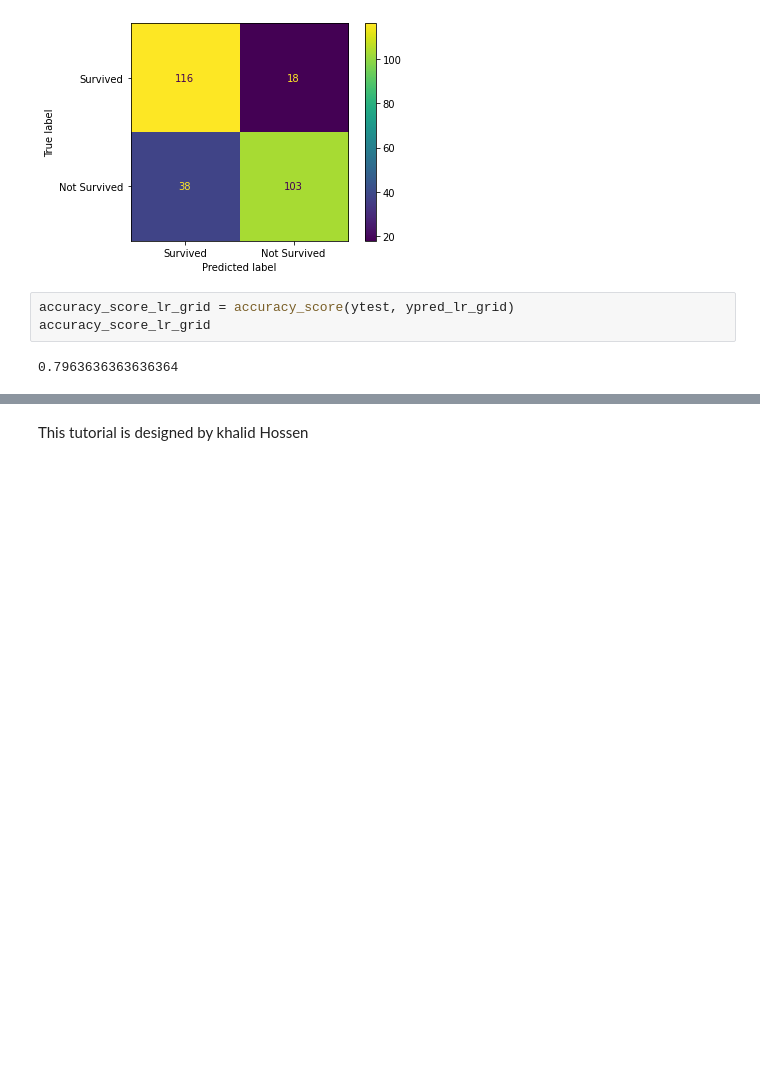
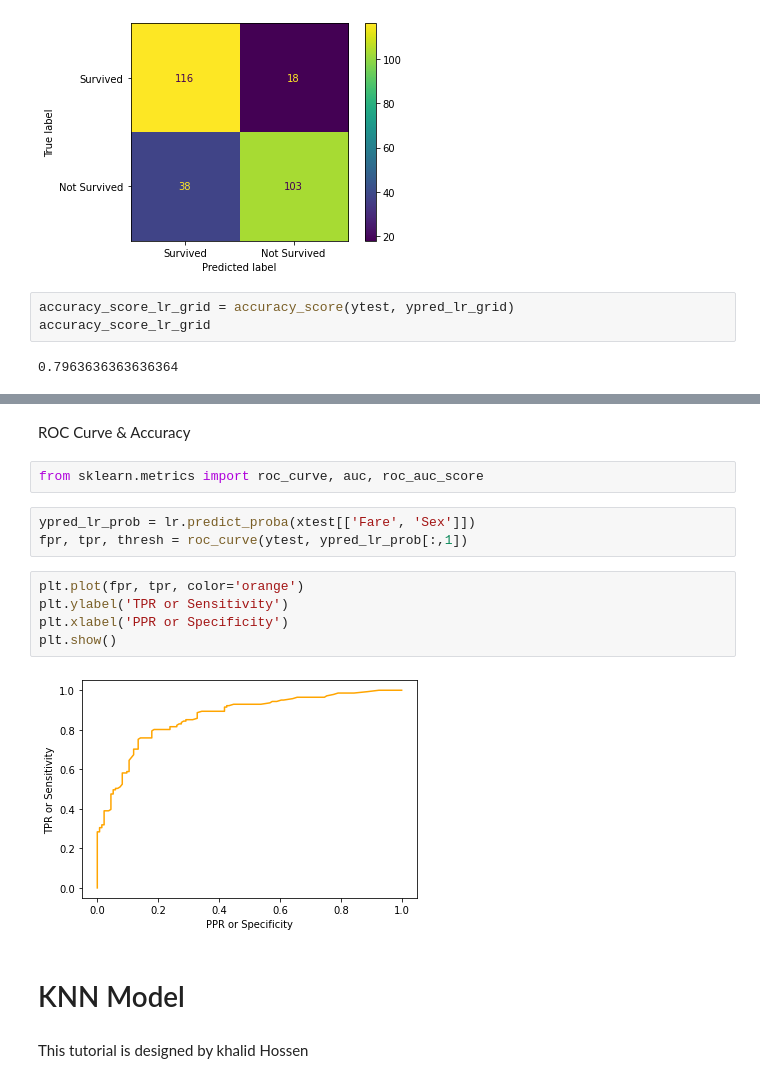
Before and after one commit to Khalid019/Titanic_Survival_Classification_Using_Machine-Learning, a Jupyter notebook: Titanic_Survival.ipynb, the cells around one changed output, grey strips where cells are left out. Saved outputs shown, nothing was run; the diff lists cells and outputs as text; blank space fills up the shorter version.

```diff
--- a/Titanic_Survival.ipynb
+++ b/Titanic_Survival.ipynb
@@ -651,2 +681,18 @@ accuracy_score_lr_grid
+# %% [markdown]
+ROC Curve & Accuracy
+# %%
+from sklearn.metrics import roc_curve, auc, roc_auc_score
+# %%
+ypred_lr_prob = lr.predict_proba(xtest[['Fare', 'Sex']])
+fpr, tpr, thresh = roc_curve(ytest, ypred_lr_prob[:,1])
+# %%
+plt.plot(fpr, tpr, color='orange')
+plt.ylabel('TPR or Sensitivity')
+plt.xlabel('PPR or Specificity')
+plt.show()
+# %% [output]
+[figure, added]
+# %% [markdown]
+# KNN Model
 # %% [markdown]
 This tutorial is designed by khalid Hossen
```
Also changed, not shown: parts of 7 cells of this notebook.
